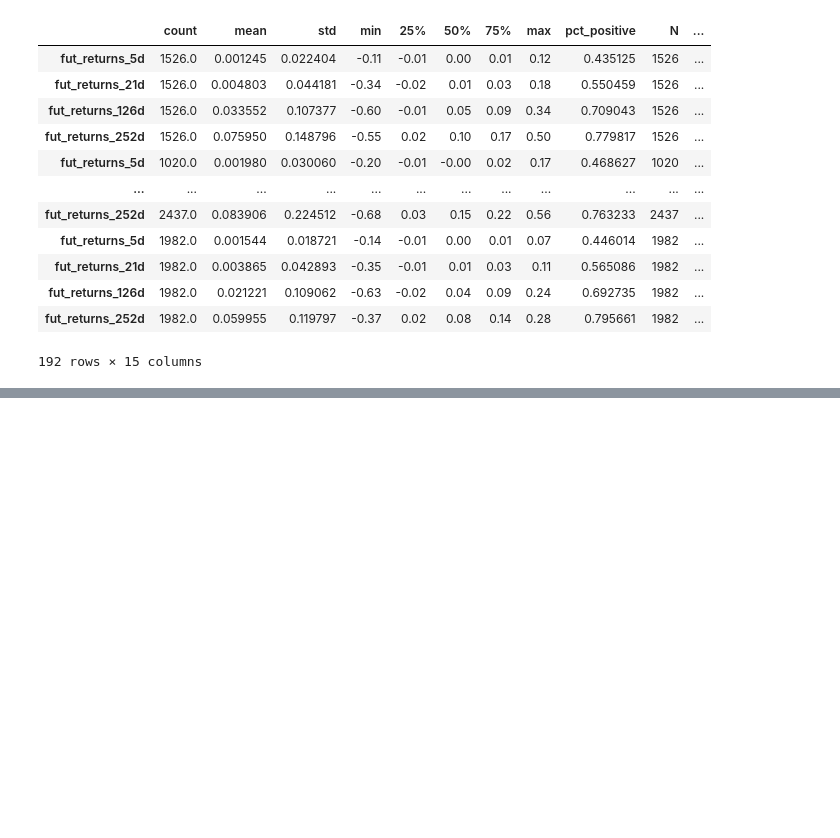
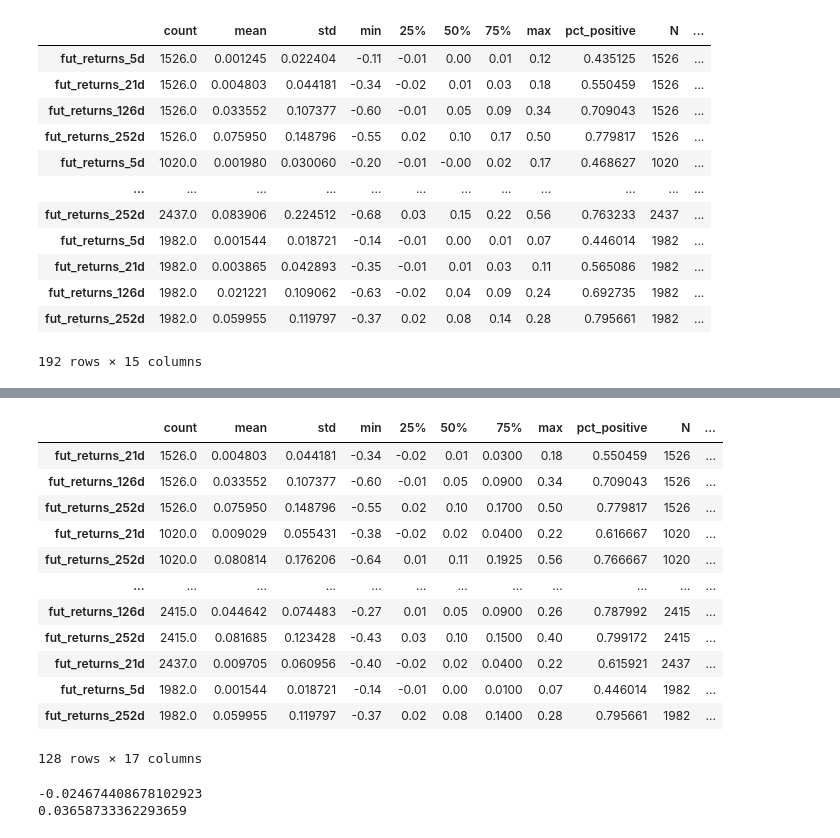
Before and after one commit to BrunoPPivetti/intermaket_cycle_analysis---dxy-stocks-and-vix, a Jupyter notebook: intermarket_analysis.ipynb, the cells around one changed output, grey strips where cells are left out. Saved outputs shown, nothing was run; the diff lists cells and outputs as text; code cells hidden in the pictures; blank space fills up the shorter version.

Commit message:
id when p < 0.05 and difference between specific scenario and baseline

```diff
--- a/intermarket_analysis.ipynb
+++ b/intermarket_analysis.ipynb
@@ -296,3 +296,7 @@ significancy(all_results, market_df, lags)
 | fut_returns_126d | 1982.0 | 0.021221 | 0.109062 | -0.63 | -0.02 | 0.04 | 0.09 | 0.24 | 0.692735 | 1982 | ... |
 | fut_returns_252d | 1982.0 | 0.059955 | 0.119797 | -0.37 | 0.02 | 0.08 | 0.14 | 0.28 | 0.795661 | 1982 | ... |
 192 rows × 15 columns
+# %%
+all_results['significant'] = all_results['p_value'] < 0.05
+print(all_results['significant'].sum(), "out of", len(all_results), "significant results")
+all_results
@@ -298,0 +318,35 @@ significancy(all_results, market_df, lags)
+# %%
+sig = all_results[all_results['significant'] == True].copy()
+
+baseline_means = {
+    'fut_returns_5d':   0.001775,
+    'fut_returns_21d':  0.007151,
+    'fut_returns_126d': 0.042235,
+    'fut_returns_252d': 0.084629
+}
+
+sig['diff_baseline'] = sig.apply(
+    lambda row: row['mean'] - baseline_means[row.name], axis=1
+)
+
+sig
+# %% [output]
+|  | count | mean | std | min | 25% | 50% | 75% | max | pct_positive | N | ... |
+| fut_returns_21d | 1526.0 | 0.004803 | 0.044181 | -0.34 | -0.02 | 0.01 | 0.0300 | 0.18 | 0.550459 | 1526 | ... |
+| fut_returns_126d | 1526.0 | 0.033552 | 0.107377 | -0.60 | -0.01 | 0.05 | 0.0900 | 0.34 | 0.709043 | 1526 | ... |
+| fut_returns_252d | 1526.0 | 0.075950 | 0.148796 | -0.55 | 0.02 | 0.10 | 0.1700 | 0.50 | 0.779817 | 1526 | ... |
+| fut_returns_21d | 1020.0 | 0.009029 | 0.055431 | -0.38 | -0.02 | 0.02 | 0.0400 | 0.22 | 0.616667 | 1020 | ... |
+| fut_returns_252d | 1020.0 | 0.080814 | 0.176206 | -0.64 | 0.01 | 0.11 | 0.1925 | 0.56 | 0.766667 | 1020 | ... |
+| ... | ... | ... | ... | ... | ... | ... | ... | ... | ... | ... | ... |
+| fut_returns_126d | 2415.0 | 0.044642 | 0.074483 | -0.27 | 0.01 | 0.05 | 0.0900 | 0.26 | 0.787992 | 2415 | ... |
+| fut_returns_252d | 2415.0 | 0.081685 | 0.123428 | -0.43 | 0.03 | 0.10 | 0.1500 | 0.40 | 0.799172 | 2415 | ... |
+| fut_returns_21d | 2437.0 | 0.009705 | 0.060956 | -0.40 | -0.02 | 0.02 | 0.0400 | 0.22 | 0.615921 | 2437 | ... |
+| fut_returns_5d | 1982.0 | 0.001544 | 0.018721 | -0.14 | -0.01 | 0.00 | 0.0100 | 0.07 | 0.446014 | 1982 | ... |
+| fut_returns_252d | 1982.0 | 0.059955 | 0.119797 | -0.37 | 0.02 | 0.08 | 0.1400 | 0.28 | 0.795661 | 1982 | ... |
+128 rows × 17 columns
+# %%
+print(sig['diff_baseline'].min())
+print(sig['diff_baseline'].max())
+# %% [output]
+-0.024674408678102923
+0.03658733362293659
```
Also changed, not shown: parts of 1 cell of this notebook.
